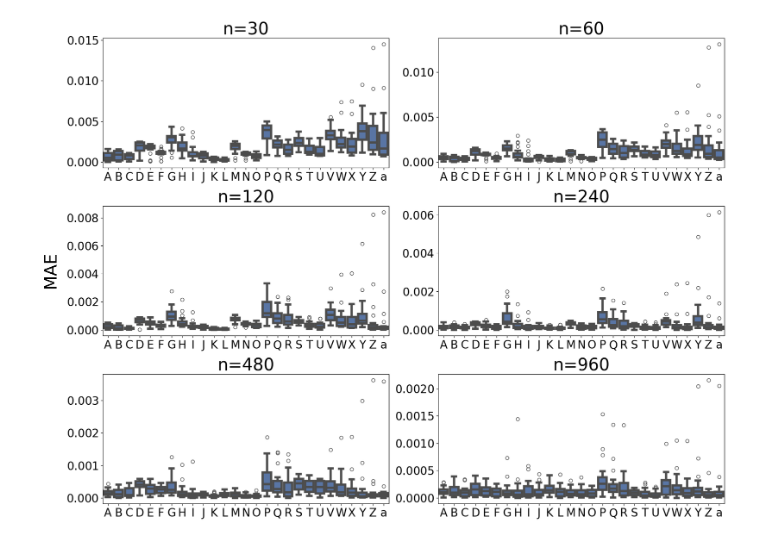
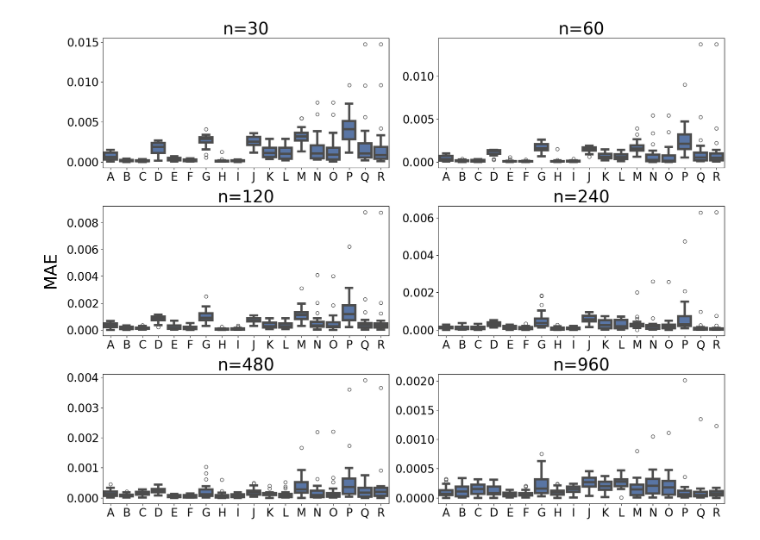
Before and after one commit to Effygal/cache-modeling, a Jupyter notebook: ran-clock.ipynb, the cells around one changed output. Saved outputs shown, nothing was run; the diff lists cells and outputs as text; code cells hidden in the pictures.

```diff
--- a/ran-clock.ipynb
+++ b/ran-clock.ipynb
@@ -401,11 +431,13 @@ alphas = sorted(df_mr["alpha"].unique())
 ks = sorted(df_mr["K"].unique())
 
 labels_irm = ['A','B','C','D','E','F','G','H','I']
-labels_he  = ['J','K','L','M','N','O','P','Q','R']
-labels_ph2 = ['S','T','U','V','W','X','Y','Z','a']
-labels = labels_irm + labels_he + labels_ph2
+# labels_he  = ['J','K','L','M','N','O','P','Q','R']
+labels_ph2 = ['J','K','L','M','N','O','P','Q','R']
+# labels = labels_irm + labels_he + labels_ph2
+labels = labels_irm + labels_ph2
 
-wkls = ['IRM', 'HE', 'PH2']
+# wkls = ['IRM', 'HE', 'PH2']
+wkls = ['IRM', 'PH2']
 pairs = list(itertools.product(wkls, alphas, ks))
 
 sns.set_palette("deep")
@@ -426,12 +458,12 @@ for r in df_err.itertuples():
         "error": r.error_irm,
         "method_param": ("IRM", r.alpha, r.K)
     })
-    rows.append({
-        "m": r.m, "n": r.n, "C": r.C,
-        "workload": "HE",
-        "error": r.error_he,
-        "method_param": ("HE", r.alpha, r.K)
-    })
+    # rows.append({
+    #     "m": r.m, "n": r.n, "C": r.C,
+    #     "workload": "HE",
+    #     "error": r.error_he,
+    #     "method_param": ("HE", r.alpha, r.K)
+    # })
     rows.append({
         "m": r.m, "n": r.n, "C": r.C,
         "workload": "PH2",
@@ -439,34 +471,34 @@ for r in df_err.itertuples():
         "method_param": ("PH2", r.alpha, r.K)
     })
 df_err_long = pd.DataFrame(rows)
 df_err_long["short"] = df_err_long["method_param"].map(mapping)
 
 M_list = ms
 n_list = ns
 
 subplot_rows, subplot_cols = 3, 2
 fig2, axes2 = plt.subplots(subplot_rows, subplot_cols, figsize=(18, 14),
                            sharex=False, sharey=False)
 axes_flat = axes2.flatten()
 
 for ax2, (M, n) in zip(axes_flat, itertools.product(M_list, n_list)):
     cell = df_err_long[(df_err_long.m == M) & (df_err_long.n == n)].copy()
     sns.boxplot(x='short', y='error', data=cell, ax=ax2,
                 linewidth=line_width, order=order)
     ax2.set_title(f"n={M}", fontsize=font_axes)
     ax2.tick_params(labelsize=font_ticks)
     ax2.set_xlabel('')
     ax2.set_ylabel('')
     ax2.yaxis.set_major_formatter(ScalarFormatter(useMathText=True))
     ax2.set_xticklabels(order, fontsize=font_ticks, rotation=0)
 
 fig2.text(0.025, 0.5, 'MAE', va='center', rotation='vertical',
           fontsize=font_axes)
 
 plt.tight_layout(rect=[0.05, 0.05, 0.97, 0.95])
 plt.savefig("figures/ranclock-maes.pdf", bbox_inches='tight')
 # %% [output]
-[figure, old version]
+[figure, new version]
 # %%
 df_mr.to_csv("mrcs.csv", index=False)
 df_err.to_csv("maes.csv", index=False)
```
Also changed, not shown: parts of 2 cells of this notebook, 2 other files.
